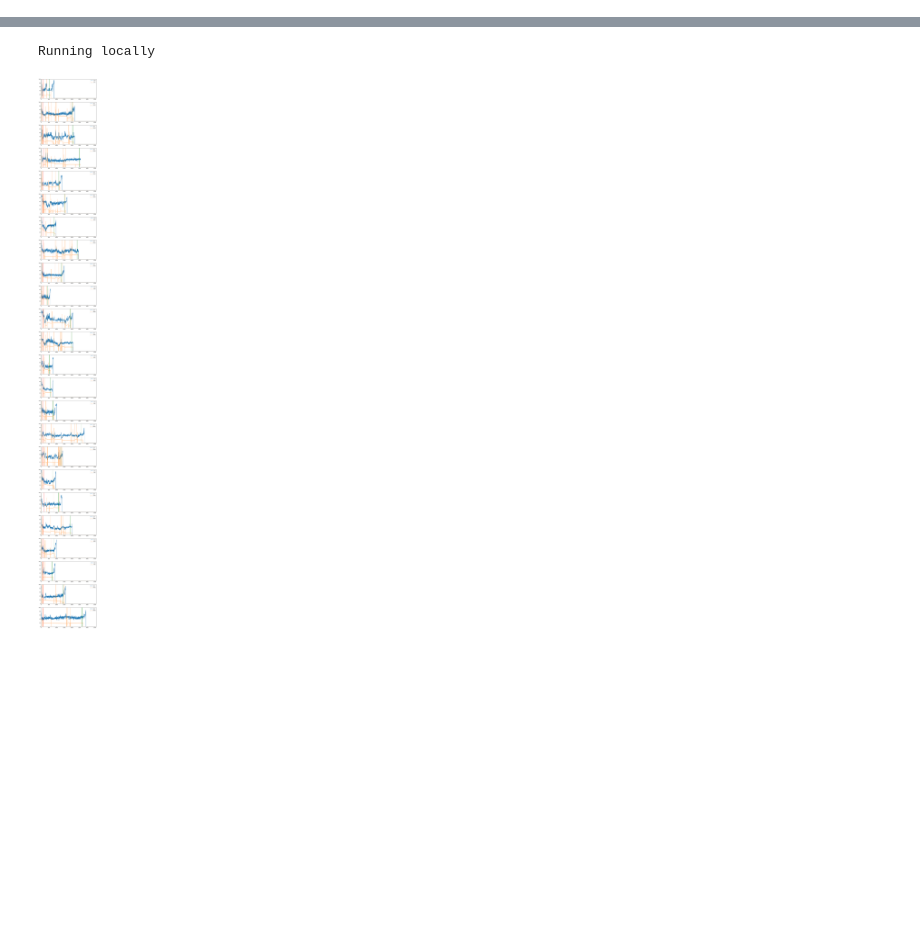
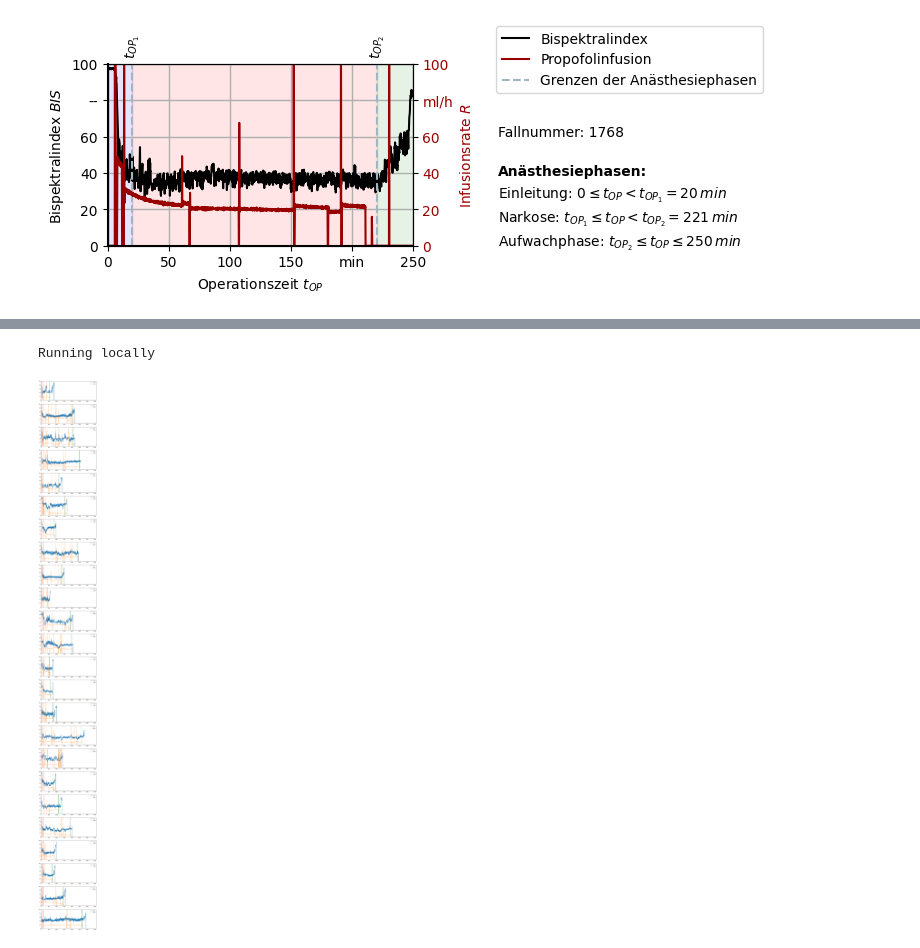
Before and after one commit to naderinho/anesthesia_anomaly_detection, a Jupyter notebook: 03_anaesthesia_phases.ipynb, the cells around one changed output, grey strips where cells are left out. Drawn from its saved outputs; the diff is of its cells as text; code cells hidden in the pictures; blank space fills up the shorter version.

Commit message:
update anaesthesia phases

```diff
--- a/03_anaesthesia_phases.ipynb
+++ b/03_anaesthesia_phases.ipynb
@@ -0,0 +22,98 @@
+# %%
+groundtruth = bis.test_dataset
+propinfusion = propofolrate.test_dataset
+
+phases = get_anaesthesia_phases(propofolrate.test_dataset)
+
+j = 8
+
+end = np.where(groundtruth[j] == 0)[0][0]
+
+time = np.arange(0, groundtruth[j,:end].shape[0]) * 10 / 60
+
+groundtruth = groundtruth[j,:end]
+
+plt.figure(figsize=(12/2.54, 6/2.54))
+plt.rcParams['font.size'] = 10
+
+# Colors
+color1 = (0, 0, 0)
+color2 = (1, 1, 1)
+color3 = (159/255, 182/255, 196/255)
+color4 = (125/255, 102/255, 102/255)
+color5 = (153/255, 0, 0)
+
+# Create the first plot
+fig, ax1 = plt.subplots(figsize=(10/2.54, 6/2.54))
+line1, = ax1.plot(time, groundtruth, color=color1, label='Bispektralindex')
+line3 = ax1.vlines(phases[j][0]*10/60, ymin=0, ymax=100, color=color3, linestyles='dashed', label='Grenzen der Anästhesiephasen')
+ax1.vlines(phases[j][1]*10/60, ymin=0, ymax=100, color=color3, linestyles='dashed')
+ax1.text(phases[j][0]*10/60-7, 110, '$t_{OP_1}$', rotation=90, verticalalignment='center')
+ax1.text(phases[j][1]*10/60-7, 110, '$t_{OP_2}$', rotation=90, verticalalignment='center')
+
+ax1.set_xlabel('Operationszeit $t_{OP}$')
+ax1.set_ylabel('Bispektralindex $BIS$')
+ax1.tick_params(axis='y', labelcolor=color1)
+ax1.grid(True, linewidth=1.0)
+
+# Create a second y-axis and the second plot
+ax2 = ax1.twinx()
+line2, = ax2.plot(time, propinfusion[j,:end], color=color5, label='Propofolinfusion')
+ax2.set_ylabel('Infusionsrate $R$', color=color5)
+ax2.tick_params(axis='y', labelcolor=color5)
+
+ax1.axvspan(0, phases[j][0]*10/60, color='blue', alpha=0.1)
+ax1.axvspan(phases[j][0]*10/60, phases[j][1]*10/60, color='red', alpha=0.1)
+ax1.axvspan(phases[j][1]*10/60, 250, color='green', alpha=0.1)
+
+lines = [line1, line2, line3]
+labels = [line.get_label() for line in lines]
+ax1.legend(lines, labels, loc='best')
+
+ax1.legend(lines, labels, bbox_to_anchor=(1.25, 0.8))
+
+# Axis settings
+ax = plt.gca()
+ax.spines['left'].set_linewidth(1.5)
+ax.spines['bottom'].set_linewidth(1.5)
+
+# Limits
+ax1.set_xlim(left=0, right=250)
+ax1.set_ylim(bottom=0, top=100)
+ax2.set_ylim(bottom=0, top=100)
+
+
+# Einheiten auf x-Achse
+xunit = 'min'
+ticks = ax1.get_xticks()
+ticks = [int(tick) for tick in ticks]
+ticks_with_units = [xunit if i == len(ticks) - 2 else ticks[i] for i in range(len(ticks))]
+ax1.set_xticks(ticks)
+ax1.set_xticklabels(ticks_with_units)
+
+# Einheiten auf y1-Achse
+yunit = '--'
+ticks = ax1.get_yticks()
+ticks = [int(tick) for tick in ticks]
+ticks_with_units = [yunit if i == len(ticks) - 2 else ticks[i] for i in range(len(ticks))]
+ax1.set_yticks(ticks)
+ax1.set_yticklabels(ticks_with_units)
+
+# Einheiten auf y2-Achse
+yunit = 'ml/h'
+ticks = ax2.get_yticks()
+ticks = [int(tick) for tick in ticks]
+ticks_with_units = [yunit if i == len(ticks) - 2 else ticks[i] for i in range(len(ticks))]
+ax2.set_yticks(ticks)
+ax2.set_yticklabels(ticks_with_units)
+
+t = 320
+ax1.text(t, 60, s='Fallnummer: 1768')
+ax1.text(t, 39, s='Anästhesiephasen:', fontweight='bold')
+ax1.text(t, 26, s='Einleitung: $0 \leq t_{OP} < t_{OP_1} = 20 \, min$')
+ax1.text(t, 13, s='Narkose: $t_{OP_1} \leq t_{OP} < t_{OP_2} = 221 \, min$')
+ax1.text(t, 0, s='Aufwachphase: $t_{OP_2} \leq t_{OP} \leq 250 \, min$')
+
+#plt.show()
+plt.savefig('narkosephasen.pdf', bbox_inches='tight', pad_inches=0.2, format='pdf')
+# %% [output]
@@ -0,0 +121 @@
+[figure, added]
```
Also changed, not shown: parts of 10 cells of this notebook.
